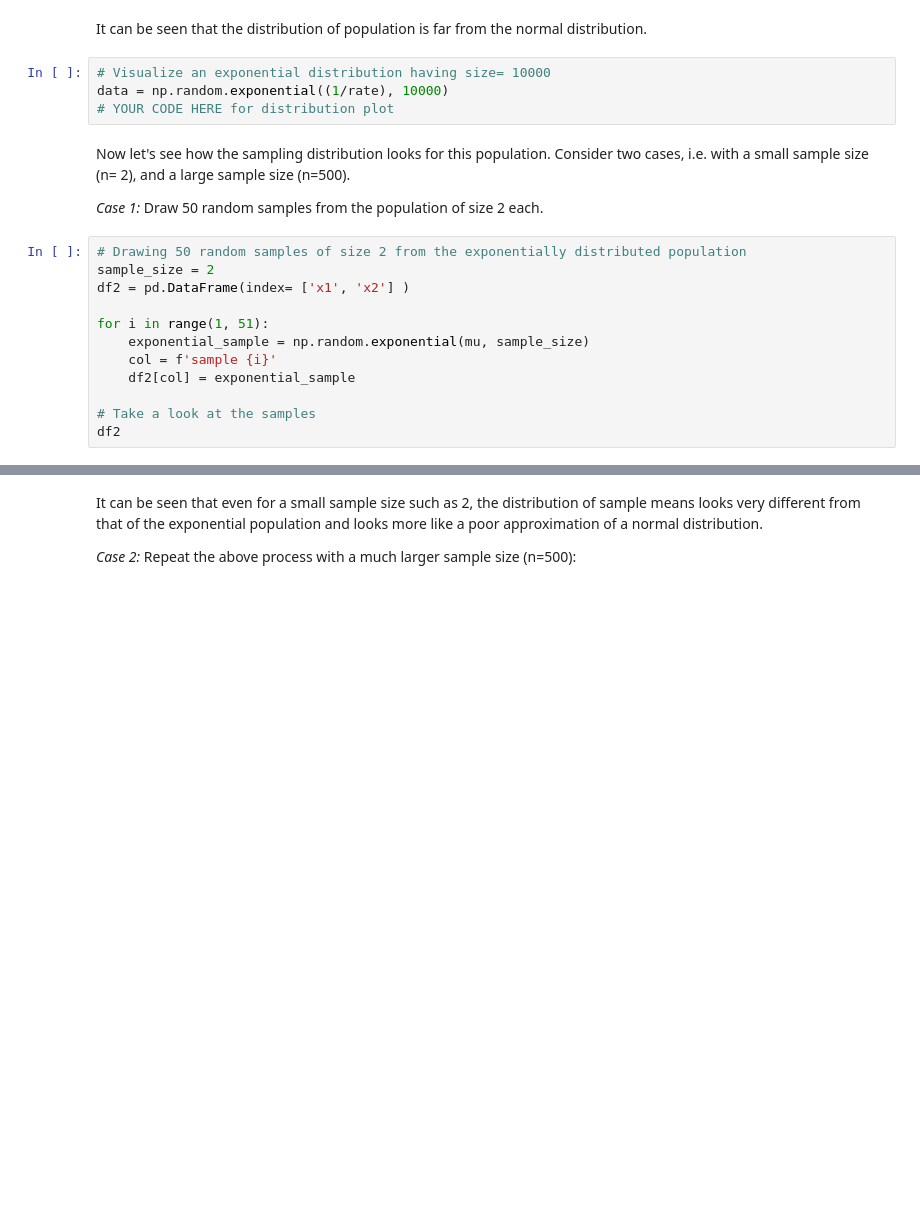
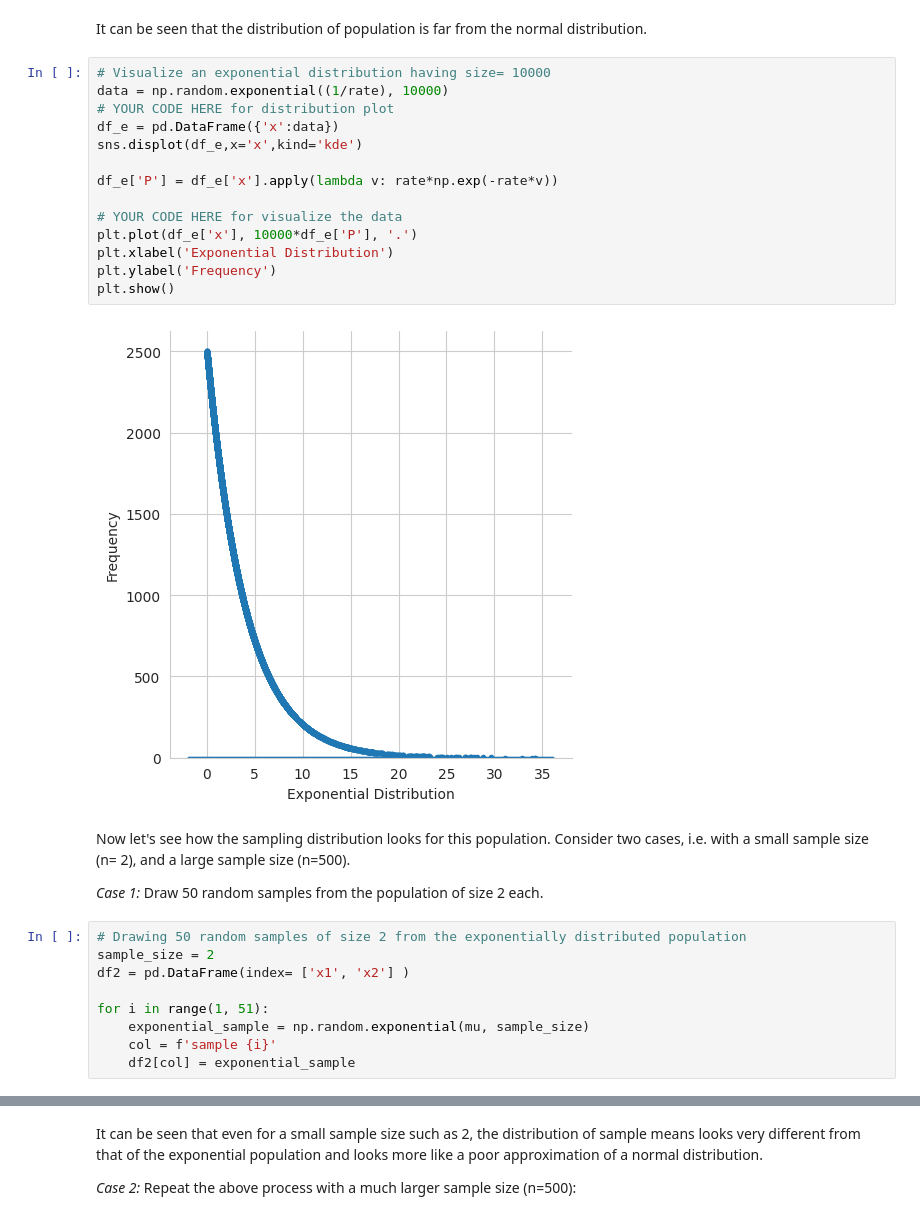
Before and after one commit to Shrutiba/iisc_cds, a Jupyter notebook: M1_AST_02_Probability_distributions_A.ipynb, the cells around one changed output, grey strips where cells are left out. Cells and saved outputs as stored; diff of their text form; blank space fills up the shorter version.

```diff
--- a/M1_AST_02_Probability_distributions_A.ipynb
+++ b/M1_AST_02_Probability_distributions_A.ipynb
@@ -426,7 +449,19 @@ It can be seen that the distribution of population is far from the normal distri
 # %%
 # Visualize an exponential distribution having size= 10000
 data = np.random.exponential((1/rate), 10000)
 # YOUR CODE HERE for distribution plot
+df_e = pd.DataFrame({'x':data})
+sns.displot(df_e,x='x',kind='kde')
+
+df_e['P'] = df_e['x'].apply(lambda v: rate*np.exp(-rate*v))
+
+# YOUR CODE HERE for visualize the data
+plt.plot(df_e['x'], 10000*df_e['P'], '.')
+plt.xlabel('Exponential Distribution')
+plt.ylabel('Frequency')
+plt.show()
+# %% [output]
+[figure, added]
 # %% [markdown]
 Now let's see how the sampling distribution looks for this population. Consider two cases, i.e. with a small sample size (n= 2), and a large sample size (n=500).
 
@@ -440,9 +475,6 @@ for i in range(1, 51):
     exponential_sample = np.random.exponential(mu, sample_size)
     col = f'sample {i}'
     df2[col] = exponential_sample
-
-# Take a look at the samples
-df2
 # %%
 # For each of the 50 samples, the sample mean and its distribution plot is given as
 df2_sample_means = df2.mean()
```
Also changed, not shown: parts of 17 cells of this notebook.
